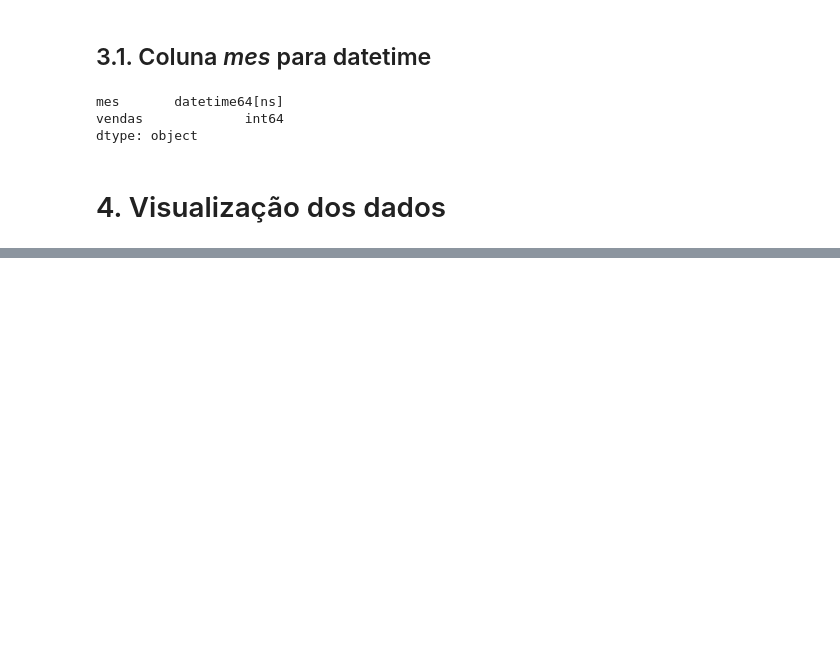
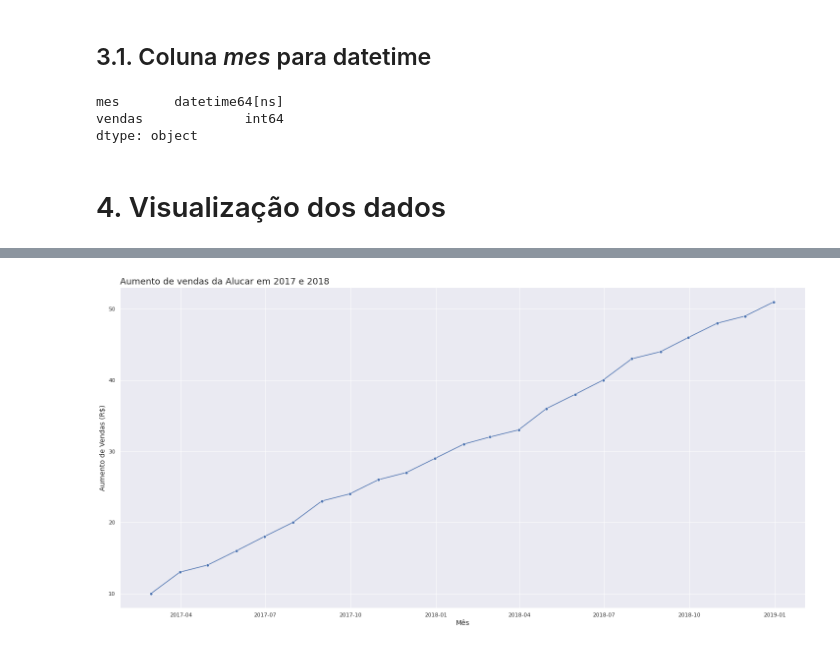
Before and after one commit to olini/alura-ds-series-temporais, a Jupyter notebook: modulo-1.ipynb, the cells around one changed output, grey strips where cells are left out. Cells and saved outputs as stored; diff of their text form; code cells hidden in the pictures; blank space fills up the shorter version.

```diff
--- a/modulo-1.ipynb
+++ b/modulo-1.ipynb
@@ -80,0 +96,3 @@ sns.lineplot(x='mes', y='vendas', data=alucar);
+# %%
+alucar['aumento'] = alucar['vendas'].diff()
+alucar.head()
@@ -80,0 +106,5 @@ sns.lineplot(x='mes', y='vendas', data=alucar);
+# %%
+plot_grafico('mes', 'aumento', alucar, 'Aumento de vendas da Alucar em 2017 e 2018',
+             'Mês', 'Aumento de Vendas (R$)')
+# %% [output]
+[figure, added]
```
Also changed, not shown: parts of 13 cells of this notebook.
